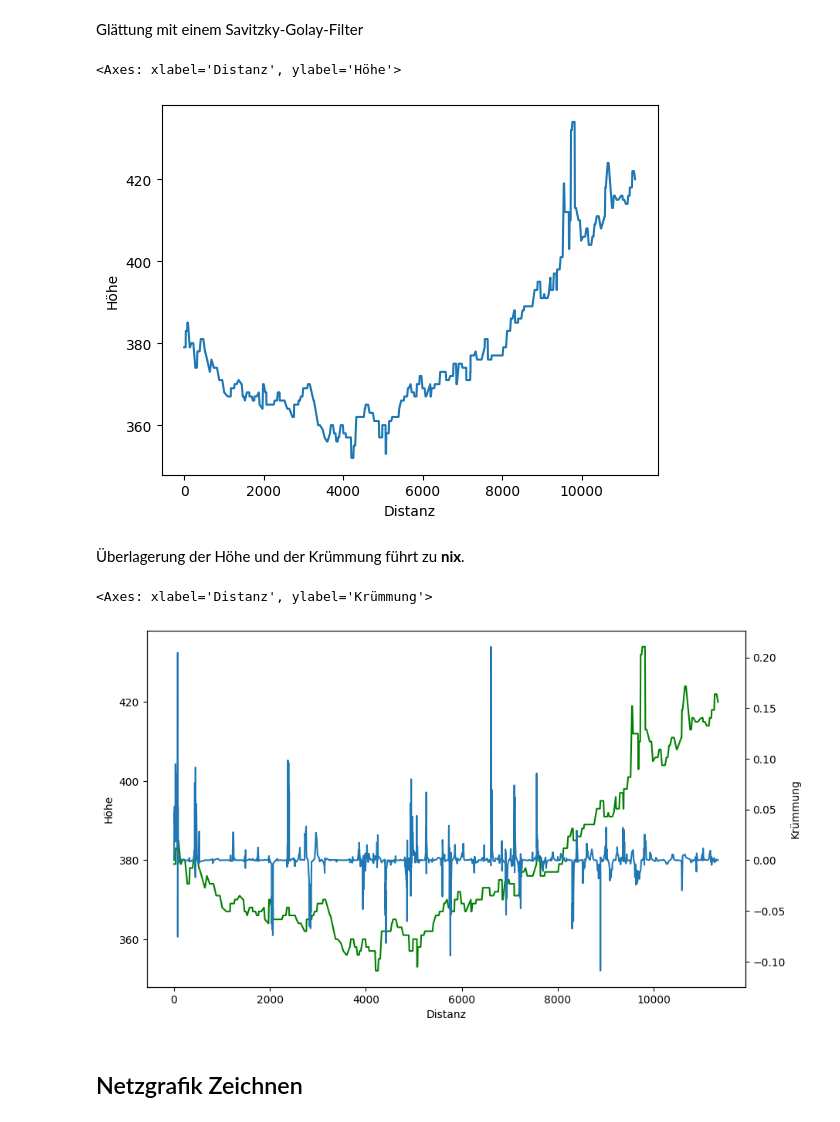
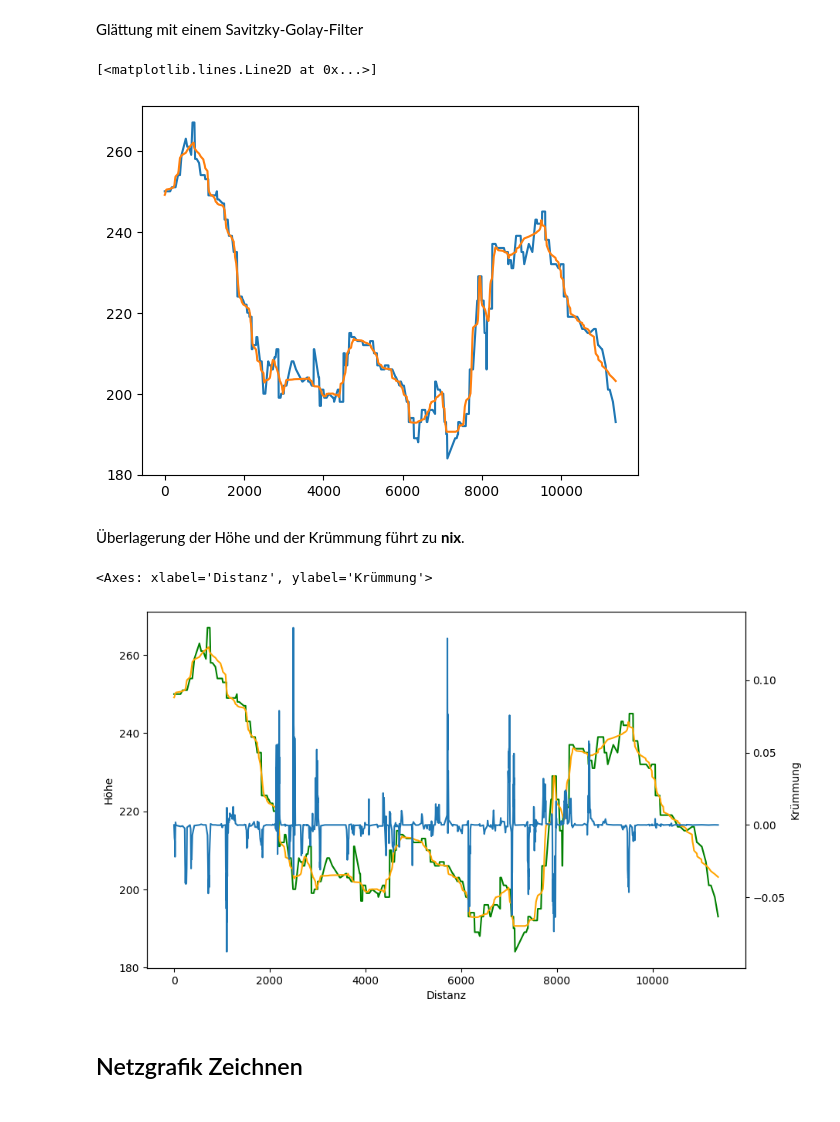
Before and after one commit to flof93/osm-horizontal-curvature, a Jupyter notebook: Auswertung/Auswertung_new.ipynb, the cells around one changed output. Saved outputs shown, nothing was run; the diff lists cells and outputs as text; code cells hidden in the pictures.

```diff
--- a/Auswertung/Auswertung_new.ipynb
+++ b/Auswertung/Auswertung_new.ipynb
@@ -39,21 +50,24 @@ data_dict['Graz'][data_dict['Graz']['Linie']=='Tram 1: Eggenberg/UKH => Mariatro
 # %% [markdown]
 Glättung mit einem Savitzky-Golay-Filter
 # %%
-#h_savgol=scipy.signal.savgol_filter(data['Graz'][data['Graz']['Linie']=='Tram 1: Eggenberg/UKH => Mariatrost']['Höhe'],22,1)
-sns.lineplot(data_dict['Graz'][data_dict['Graz']['Linie']=='Tram 1: Eggenberg/UKH => Mariatrost'], x='Distanz', y='Höhe', hue= 'Linie', legend=False)
+h_savgol=scipy.signal.savgol_filter(data_dict['Prag'][data_dict['Prag']['Linie']=='Tram 18: Vozovna Pankrác ⇒ Nádraží Podbaba']['Höhe'],25,1)
+#sns.lineplot(data_dict['Graz'][data_dict['Graz']['Linie']=='Tram 1: Eggenberg/UKH => Mariatrost'], x='Distanz', y='Höhe', hue= 'Linie', legend=False)
+plt.plot('Distanz', 'Höhe', data=data_dict['Prag'][data_dict['Prag']['Linie']=='Tram 18: Vozovna Pankrác ⇒ Nádraží Podbaba'])
+plt.plot('Distanz', h_savgol, data=data_dict['Prag'][data_dict['Prag']['Linie']=='Tram 18: Vozovna Pankrác ⇒ Nádraží Podbaba'])
 # %% [output]
-<Axes: xlabel='Distanz', ylabel='Höhe'>
+[<matplotlib.lines.Line2D at 0x...>]
-[figure, old version]
+[figure, new version]
 # %% [markdown]
 Überlagerung der Höhe und der Krümmung führt zu __nix__.
 # %%
 fig, ax1 = plt.subplots(figsize=(10, 6))
-sns.lineplot(data= data_dict['Graz'][data_dict['Graz']['Linie']=='Tram 1: Eggenberg/UKH => Mariatrost'], x='Distanz', y= 'Höhe', color='green')
+sns.lineplot(data= data_dict['Prag'][data_dict['Prag']['Linie']=='Tram 18: Vozovna Pankrác ⇒ Nádraží Podbaba'], x='Distanz', y= 'Höhe', color='green')
+plt.plot('Distanz', h_savgol, 'orange', data=data_dict['Prag'][data_dict['Prag']['Linie']=='Tram 18: Vozovna Pankrác ⇒ Nádraží Podbaba'])
 ax = ax1.twinx()
-sns.lineplot(data= data_dict['Graz'][data_dict['Graz']['Linie']=='Tram 1: Eggenberg/UKH => Mariatrost'], x='Distanz', y= 'Krümmung')
+sns.lineplot(data= data_dict['Prag'][data_dict['Prag']['Linie']=='Tram 18: Vozovna Pankrác ⇒ Nádraží Podbaba'], x='Distanz', y= 'Krümmung')
 # %% [output]
 <Axes: xlabel='Distanz', ylabel='Krümmung'>
-[figure, old version]
+[figure, new version]
 # %% [markdown]
 ## Netzgrafik Zeichnen
 # %%
```
Also changed, not shown: parts of 19 cells of this notebook, 5 other files.
